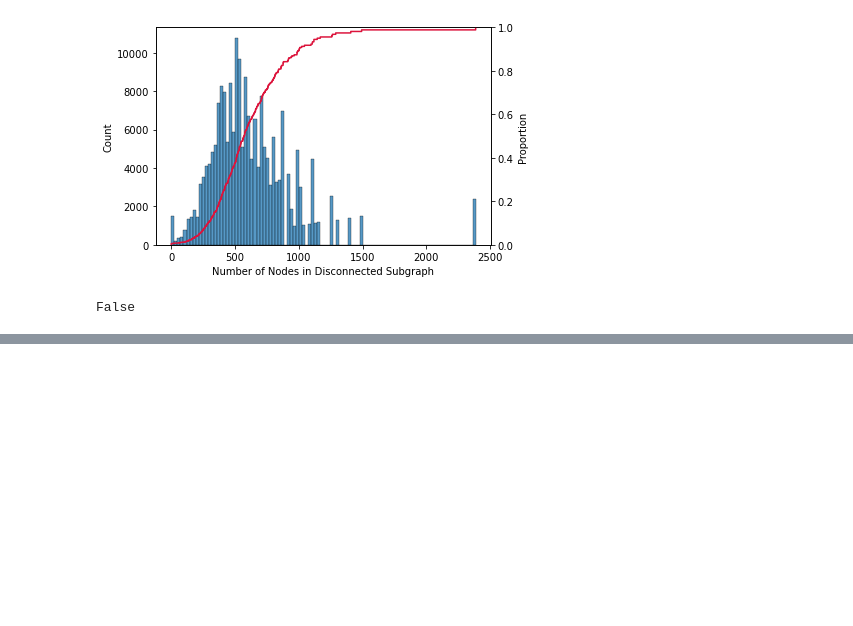
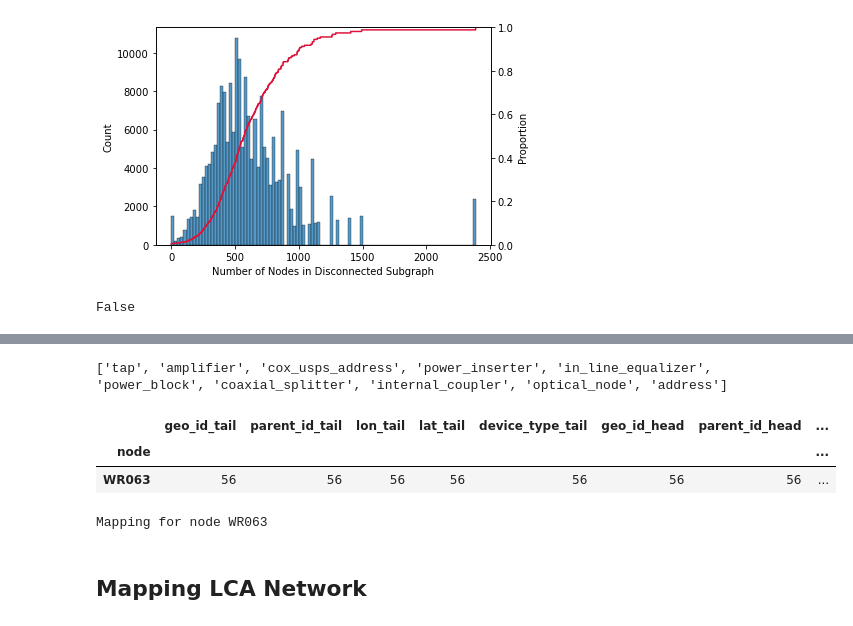
Before and after one commit to myshaw8/CableNetworkAnomaly, a Jupyter notebook: NetworkViz.ipynb, the cells around one changed output, grey strips where cells are left out. Saved outputs shown, nothing was run; the diff lists cells and outputs as text; code cells hidden in the pictures; blank space fills up the shorter version.

```diff
--- a/NetworkViz.ipynb
+++ b/NetworkViz.ipynb
@@ -167,4 +197,4 @@ find_LCA(searchlist=ls_nodes_find, graph=search_graph)
 # %%
 # Create DF for plotting
-pd_links_plot_a = pd_links[pd_links.geo_id_tail.isin(list(G_test.nodes()))]
-pd_links_plot_a.head()
+pd_links_plot_all = pd_links[pd_links.geo_id_tail.isin(list(search_graph.nodes()))]
+pd_links_plot_lca = pd_links[pd_links.geo_id_tail.isin(ls_nodes_LCA)]
@@ -206,0 +201,6 @@ my_map
+# %%
+# Unique Device Types
+ls_device_types = list(pd_net_raw.device_type.unique())
+print(ls_device_types)
+# %% [output]
+['tap', 'amplifier', 'cox_usps_address', 'power_inserter', 'in_line_equalizer', 'power_block', 'coaxial_splitter', 'internal_coupler', 'optical_node', 'address']
@@ -206,0 +226,12 @@ my_map
+# %%
+# Find the "Network Node" (Cox Communications terminally, really a "neighborhood") common to all points in the subgraph
+pd_find_node = pd_links_plot_all.merge(pd_dev_raw, left_on='geo_id_tail', right_on='geo_id').groupby('node').count()
+display(pd_find_node)
+print('Mapping for node {}'.format(pd_find_node.index[0]))
+# %% [output]
+|  | geo_id_tail | parent_id_tail | lon_tail | lat_tail | device_type_tail | geo_id_head | parent_id_head | ... |
+| node |  |  |  |  |  |  |  | ... |
+| WR063 | 56 | 56 | 56 | 56 | 56 | 56 | 56 | ... |
+Mapping for node WR063
+# %% [markdown]
+## Mapping LCA Network
```
Also changed, not shown: parts of 28 cells of this notebook.
